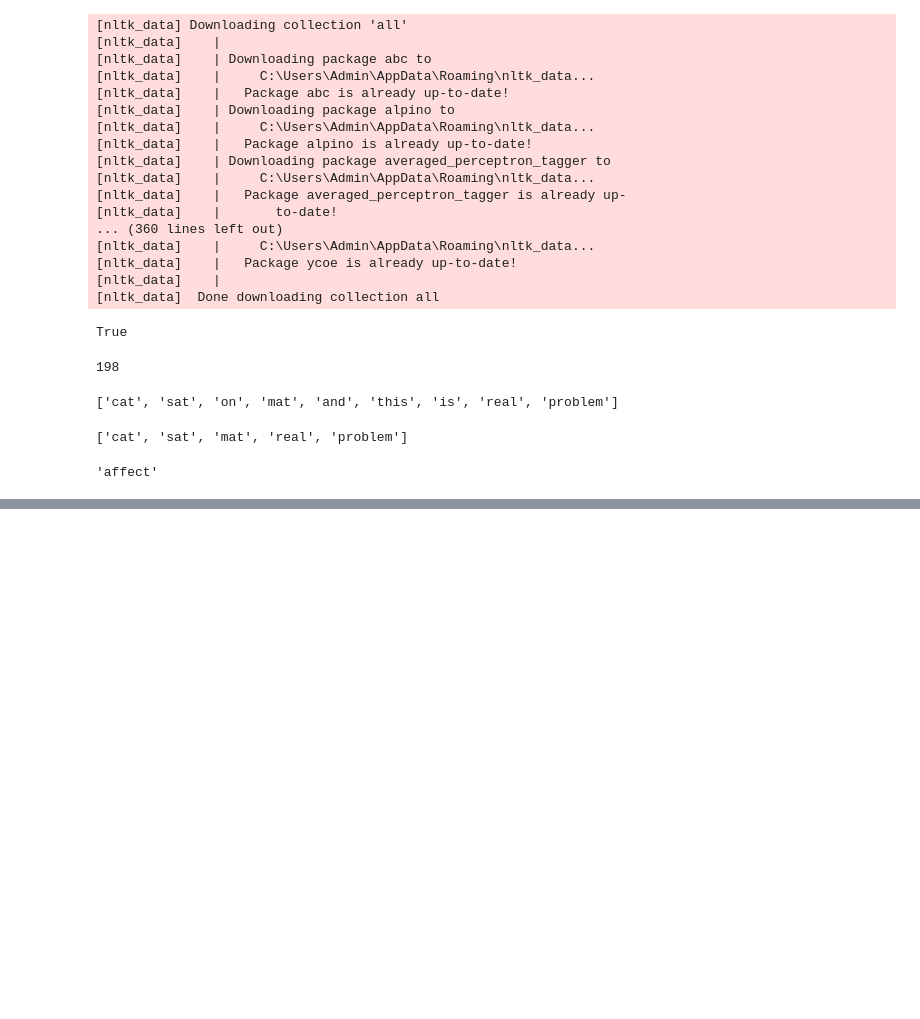
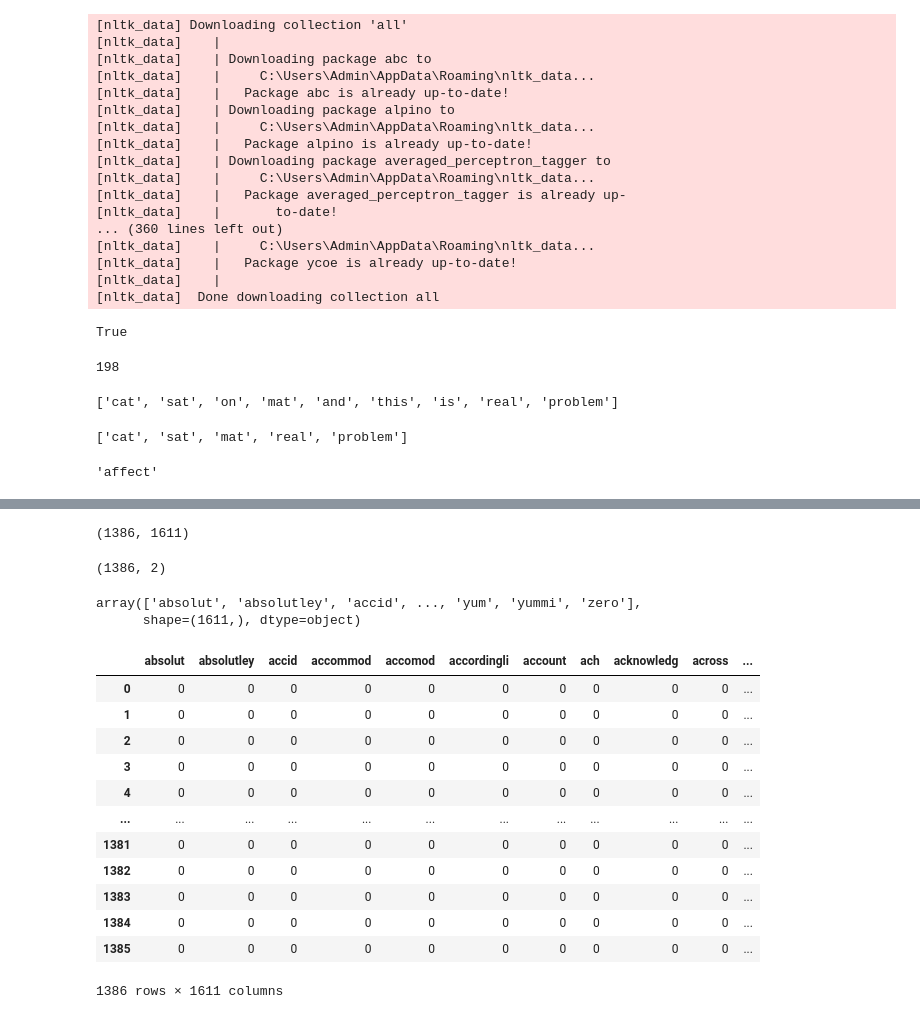
Before and after one commit to surajkale99/rest_ml_project, a Jupyter notebook: rest_project.ipynb, the cells around one changed output, grey strips where cells are left out. Drawn from its saved outputs; the diff is of its cells as text; code cells hidden in the pictures; blank space fills up the shorter version.

```diff
--- a/rest_project.ipynb
+++ b/rest_project.ipynb
@@ -205,0 +210,2 @@ ps.stem('affected')
+# %%
+finalstr=' '.join(list1)
@@ -205,0 +239,11 @@ ps.stem('affected')
+# %%
+corpus=[]
+for i in df['Review']:
+    text=i.lower()
+    text1=re.sub(r'[^a-zA-Z\s]','',text)
+    list1=word_tokenize(text1)
+    list2=[  i for i in list1 if i not in s_list]
+    ps=PorterStemmer()
+    list3=[  ps.stem(i) for i in list2]
+    finalstr=' '.join(list3)
+    corpus.append(finalstr)
@@ -205,0 +274,36 @@ ps.stem('affected')
+# %%
+from sklearn.feature_extraction.text import CountVectorizer
+cv=CountVectorizer()
+X=cv.fit_transform(corpus).toarray()
+y=df['Liked']
+# %%
+X.shape
+# %% [output]
+(1386, 1611)
+# %%
+df.shape
+# %% [output]
+(1386, 2)
+# %%
+cv.get_feature_names_out()
+# %% [output]
+array(['absolut', 'absolutley', 'accid', ..., 'yum', 'yummi', 'zero'],
+      shape=(1611,), dtype=object)
+# %%
+X_df=pd.DataFrame(X,columns=cv.get_feature_names_out())
+# %%
+X_df
+# %% [output]
+|  | absolut | absolutley | accid | accommod | accomod | accordingli | account | ach | acknowledg | across | ... |
+| 0 | 0 | 0 | 0 | 0 | 0 | 0 | 0 | 0 | 0 | 0 | ... |
+| 1 | 0 | 0 | 0 | 0 | 0 | 0 | 0 | 0 | 0 | 0 | ... |
+| 2 | 0 | 0 | 0 | 0 | 0 | 0 | 0 | 0 | 0 | 0 | ... |
+| 3 | 0 | 0 | 0 | 0 | 0 | 0 | 0 | 0 | 0 | 0 | ... |
+| 4 | 0 | 0 | 0 | 0 | 0 | 0 | 0 | 0 | 0 | 0 | ... |
+| ... | ... | ... | ... | ... | ... | ... | ... | ... | ... | ... | ... |
+| 1381 | 0 | 0 | 0 | 0 | 0 | 0 | 0 | 0 | 0 | 0 | ... |
+| 1382 | 0 | 0 | 0 | 0 | 0 | 0 | 0 | 0 | 0 | 0 | ... |
+| 1383 | 0 | 0 | 0 | 0 | 0 | 0 | 0 | 0 | 0 | 0 | ... |
+| 1384 | 0 | 0 | 0 | 0 | 0 | 0 | 0 | 0 | 0 | 0 | ... |
+| 1385 | 0 | 0 | 0 | 0 | 0 | 0 | 0 | 0 | 0 | 0 | ... |
+1386 rows × 1611 columns
```
Also changed, not shown: parts of 16 cells of this notebook, 2 other files.
